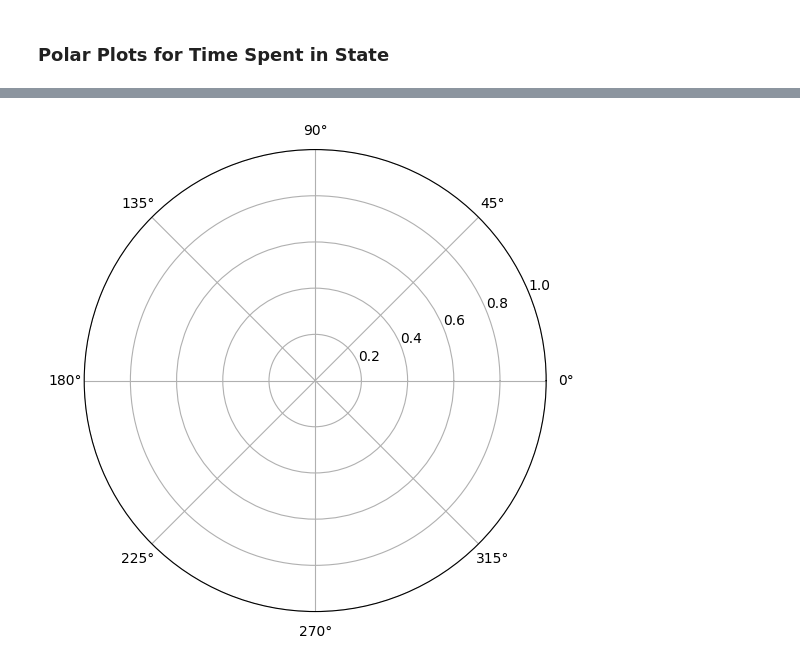
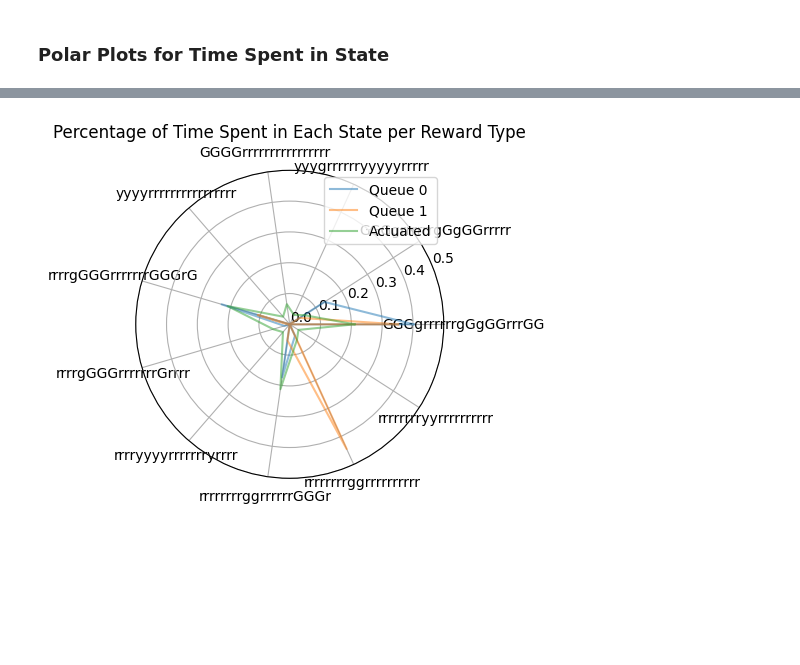
Before and after one commit to karstenk9/rl_traffic_signal_optimization, a Jupyter notebook: notebooks/evaluation_performance.ipynb, the cells around one changed output, grey strips where cells are left out. Saved outputs shown, nothing was run; the diff lists cells and outputs as text; code cells hidden in the pictures; blank space fills up the shorter version.

Commit message:
new performance eval

```diff
--- a/notebooks/evaluation_performance.ipynb
+++ b/notebooks/evaluation_performance.ipynb
@@ -90,5 +21,3 @@ dtype: float64
-# %%
-df = df.rename(columns={'tls159_state': 'tls_159_state', 'tls160_state': 'tls_160_state', 'tls161_state': 'tls_161_state'})
 # %%
 df[['localCO2Emission','localCOEmission','localHCEmission','localPMxEmission','localNOxEmission','localNoiseEmission', 'local_fuel_consumption']].mean()
 # %% [output]
@@ -492,0 +342,3 @@ set(tls_allStates)
+# %%
+# create transition matrix
+matrix = transition_matrix(transitions, num_phases)
@@ -496,10 +350,12 @@ set(tls_allStates)
 # Create a figure with subplots based on the number of dataframes
 tls_list = ['tls_159_state', 'tls_160_state', 'tls_161_state'] # list of all possible states
 unique_state_lists = [tls_159_states, tls_160_states, tls_161_states] # list of lists of unique states for each traffic light
-df_list = [(avg_speed, 'Speed'), (wt_400, 'Waiting Time'), (df_fifth, 'Actuated')] # list of dataframes
+df_list = [(queue_0, 'Queue 0'), (queue_1, 'Queue 1'), (df, 'Actuated')] # list of dataframes
+
+num_dataframes = len(df_list)
 
 # Create a figure with three subplots
-fig, axs = plt.subplots(1, 3, figsize=(11, 3.5))
+fig, axs = plt.subplots(1, 3, figsize=(9.8,3.2))
 
 for i, (dataframe, name) in enumerate(df_list):
 
@@ -528,17 +384,17 @@ for i, (dataframe, name) in enumerate(df_list):
         return normalized_matrix
 
     def create_heatmap(matrix, states, ax):
-        sns.heatmap(matrix, square=True, xticklabels=set(tls_allStates), yticklabels=set(tls_allStates) if i == 0 else "", ax=ax)#, cbar=i==num_dataframes-1, cbar_ax=None if i == num_dataframes-1 else False)
+        sns.heatmap(matrix, square=True, xticklabels=["({0})".format(i+1) for i in range(num_phases)], yticklabels=["({0})".format(i+1) for i in range(num_phases)] if i == 0 else "", ax=ax, cbar=i==num_dataframes-1, cbar_ax=None if i == num_dataframes-1 else False)
         ax.set_xlabel("Next State")
         ax.set_ylabel("Current State" if i == 0 else "")
         ax.set_title(f"{name}")
 
     # append all states collected during training to list
-    tls_allStates = dataframe['tls160_phase'].tolist()
+    tls_allStates = dataframe['tls159_state'].tolist()
     #tls_allStates.append(x for x in tls_159_states if x not in tls_allStates)
 
     # get number of distinct phases
-    num_phases = len(set(tls_allStates))
+    num_phases = len(tls_159_states)
 
     # create list of tuples for state transitions
     transitions = [(tls_allStates[i], tls_allStates[i+1]) for i in range(len(tls_allStates)-1)]
@@ -548,7 +404,7 @@ for i, (dataframe, name) in enumerate(df_list):
     #print(matrix)
 
     # normalize matrix
-    transition_matrix = normalize_matrix(matrix)  # assuming you already have the transition matrix
+    transition_matrix = normalize_matrix(matrix)
 
     # plot heatmap in the corresponding subplot
     create_heatmap(transition_matrix, tls_159_states, axs[i])
@@ -609,50 +465,54 @@ import matplotlib.pyplot as plt
 import numpy as np
 
 # List of dataframes and corresponding policies
-configs = [(eval_speed, 'Speed'), (eval_queue, 'Queue'), (eval_waitTime, 'Waiting Time'), (df, 'Actuated')]
+configs = [(queue_0, 'Queue 0'), (queue_1, 'Queue 1'), (df, 'Actuated')]
+traffic_lights = ['tls159_state', 'tls160_state', 'tls161_state']
+lists = [tls_159_states, tls_160_states, tls_161_states]
 
-states = tls_159_states
+for i, tls in enumerate(traffic_lights):
 
-# Create a figure
-fig, ax = plt.subplots(figsize=(6, 6), subplot_kw=dict(polar=True))
+    states = lists[i]
 
-# Create the angles for the polar plot
-angles = np.linspace(0, 2 * np.pi, len(states), endpoint=False).tolist()
+    # Create a figure
+    fig, ax = plt.subplots(figsize=(4, 4), subplot_kw=dict(polar=True))
 
-# Make the plot circular
-angles += angles[:1]
+    # Create the angles for the polar plot
+    angles = np.linspace(0, 2 * np.pi, len(states), endpoint=False).tolist()
 
-# Iterate over the configurations
-for df, policy in configs:
-    # Calculate the time spent in each state
-    time_in_state = df['tls_159_state'].value_counts()
+    # Make the plot circular
+    angles += angles[:1]
 
-    # Normalize the values to range from 0 to 1
-    values = [time_in_state.get(state, 0) / time_in_state.values.sum() for state in states]
+    # Iterate over the configurations
+    for df, policy in configs:
+        # Calculate the time spent in each state
+        time_in_state = df[tls].value_counts()
 
-    # Repeat the first value to close the circular plot
-    values += values[:1]
+        # Normalize the values to range from 0 to 1
+        values = [time_in_state.get(state, 0) / time_in_state.values.sum() for state in states]
 
-    # Plot the data for the current configuration
-    ax.plot(angles, values, label=policy, alpha=0.5)
+        # Repeat the first value to close the circular plot
+        values += values[:1]
 
-# Add a legend
-ax.legend(loc='upper right')
+        # Plot the data for the current configuration
+        ax.plot(angles, values, label=policy, alpha=0.5)
 
-# Set ytick labels as decimals and limit the scale to 0.5
-yticks = np.linspace(0, 0.5, num=6)
-ax.set_yticks(yticks)
-ax.set_yticklabels(['{:.1f}'.format(y) for y in yticks])
+    # Add a legend
+    ax.legend(loc='upper right')
 
-# Set xtick labels
-ax.set_xticks(angles[:-1])
-ax.set_xticklabels(states)
+    # Set ytick labels as decimals and limit the scale to 0.5
+    yticks = np.linspace(0, 0.5, num=6)
+    ax.set_yticks(yticks)
+    ax.set_yticklabels(['{:.1f}'.format(y) for y in yticks])
 
-# Limit the radial axis to 0.5
-ax.set_ylim(0, 0.5)
+    # Set xtick labels
+    ax.set_xticks(angles[:-1])
+    ax.set_xticklabels(states)
 
-# Add a title
-ax.set_title('Percentage of Time Spent in Each State per Reward Type')
+    # Limit the radial axis to 0.5
+    ax.set_ylim(0, 0.5)
 
-plt.show()
+    # Add a title
+    ax.set_title('Percentage of Time Spent in Each State per Reward Type')
+
+    plt.show()
 # %% [output]
@@ -660 +519 @@ ValueError: x and y must have same first dimension, but have shapes (12,) and (1
-[figure, old version]
+[figure, new version]
```
Also changed, not shown: parts of 54 cells of this notebook, 2 other files.
